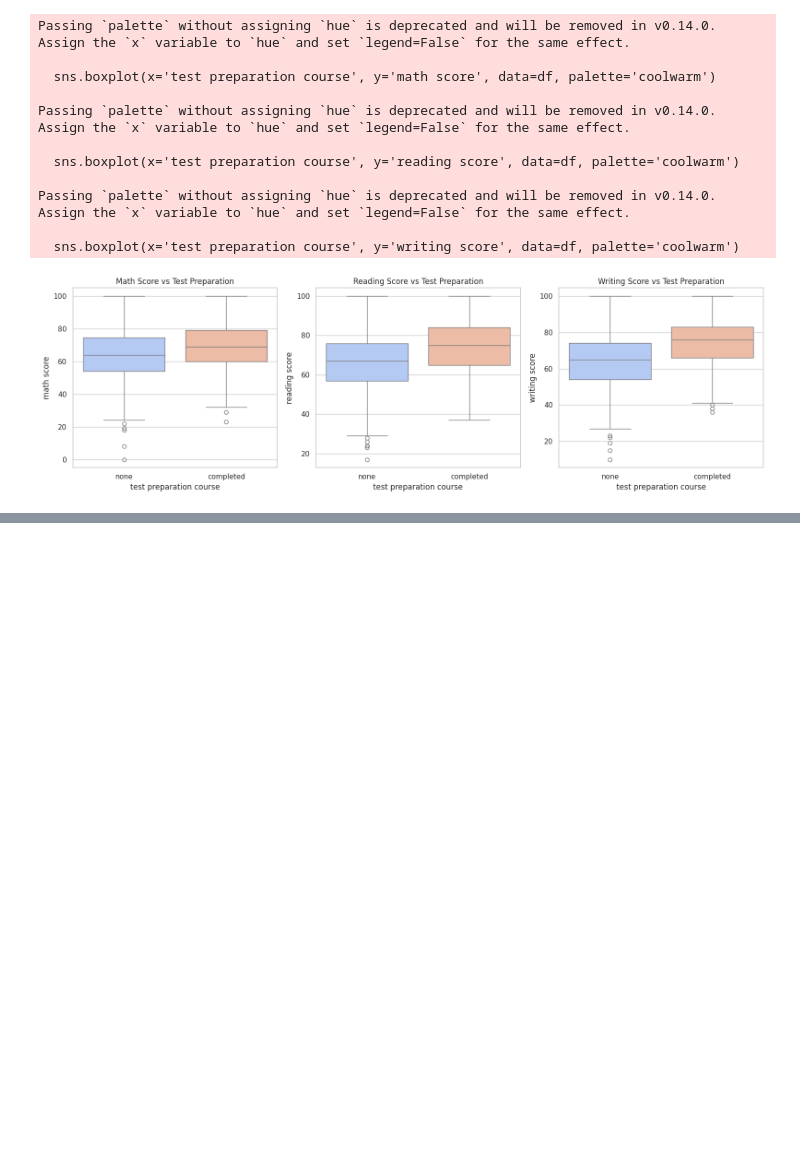
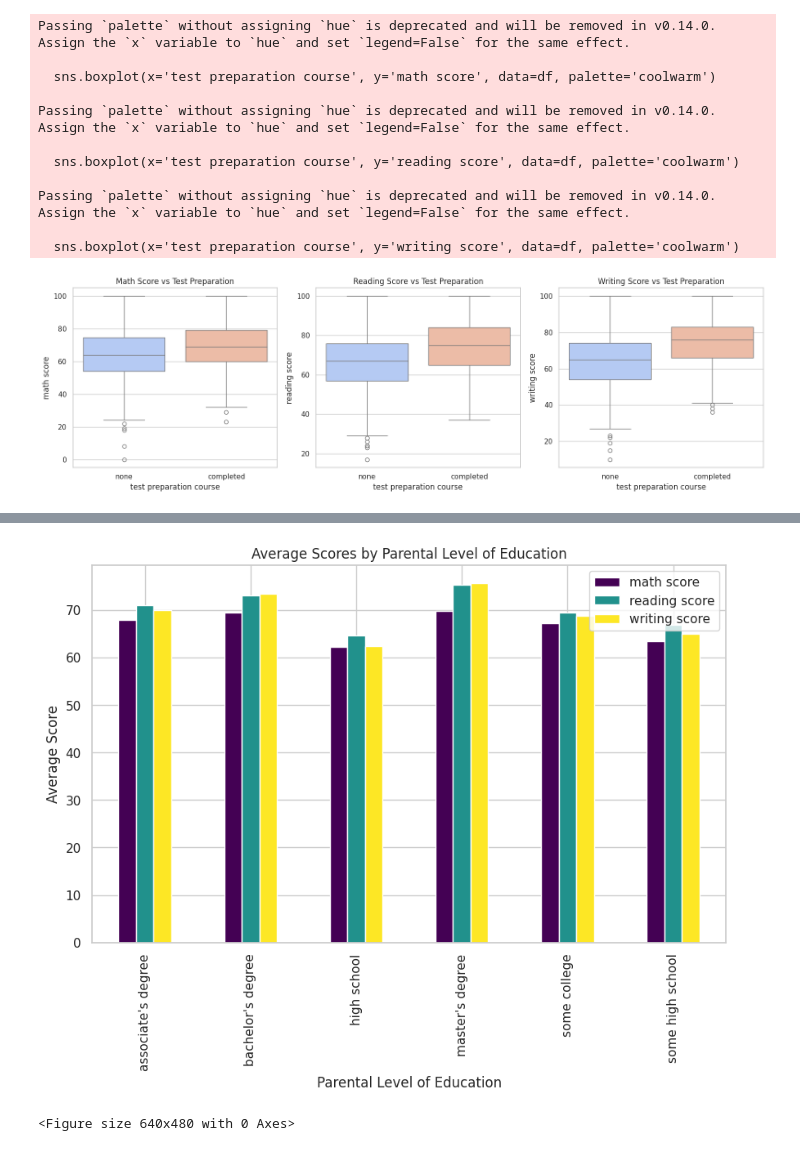
Before and after one commit to lalit1511/EDA_Projects, a Jupyter notebook: Student_Performance_EDA.ipynb, the cells around one changed output, grey strips where cells are left out. Saved outputs shown, nothing was run; the diff lists cells and outputs as text; code cells hidden in the pictures; blank space fills up the shorter version.

```diff
--- a/Student_Performance_EDA.ipynb
+++ b/Student_Performance_EDA.ipynb
@@ -197,0 +211,13 @@ Passing `palette` without assigning `hue` is deprecated and will be removed in v
+# %%
+#📊 Step 10: Average Scores by Parental Level of Education
+parental_avg_score=df.groupby('parental level of education')[['math score','reading score','writing score']].mean()
+
+parental_avg_score.plot(kind='bar',figsize=(10,6),colormap='viridis')
+plt.title('Average Scores by Parental Level of Education')
+plt.xlabel('Parental Level of Education')
+plt.ylabel('Average Score')
+plt.show()
+plt.tight_layout()
+# %% [output]
+[figure, added]
+<Figure size 640x480 with 0 Axes>
```
Also changed, not shown: parts of 2 cells of this notebook.
